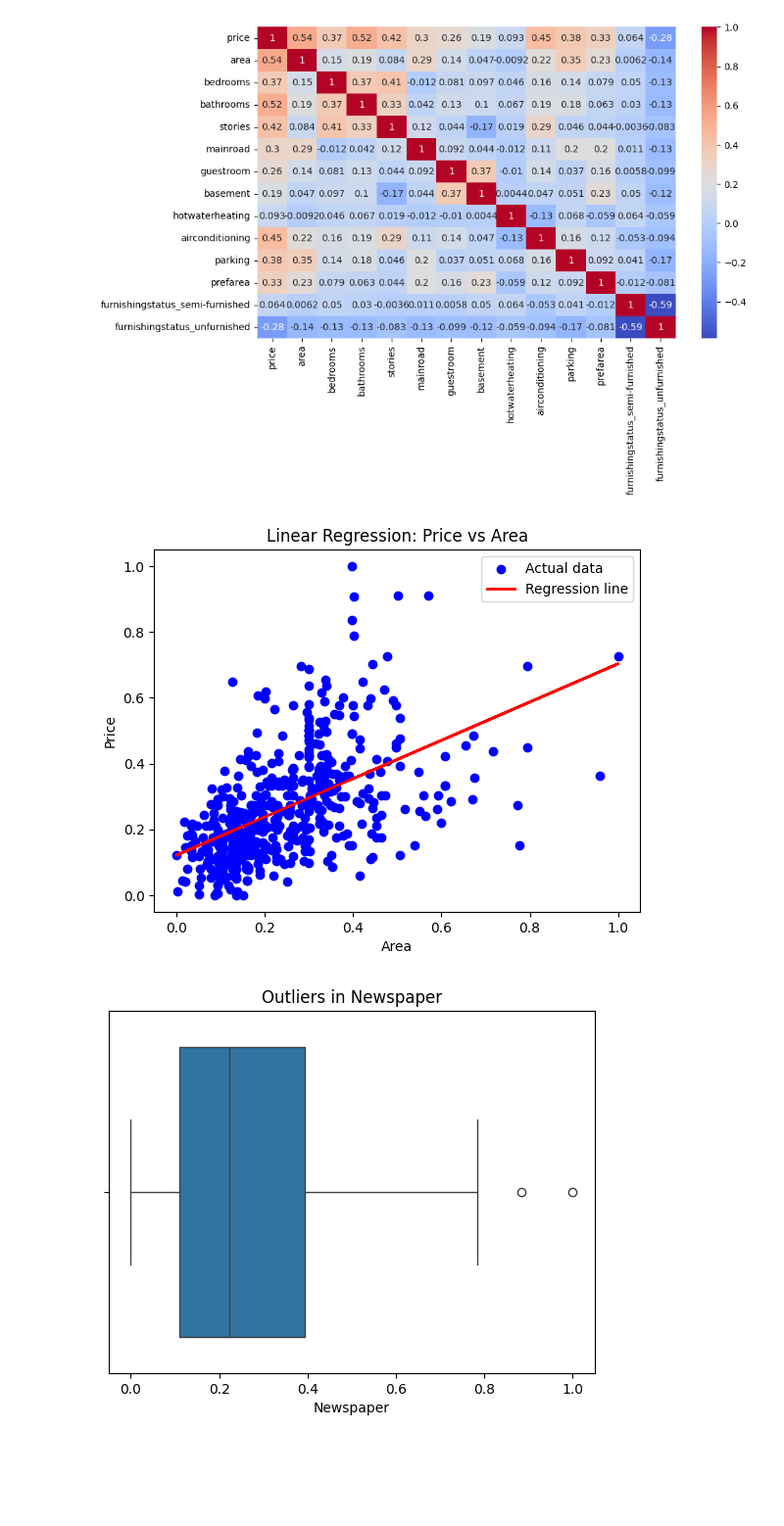
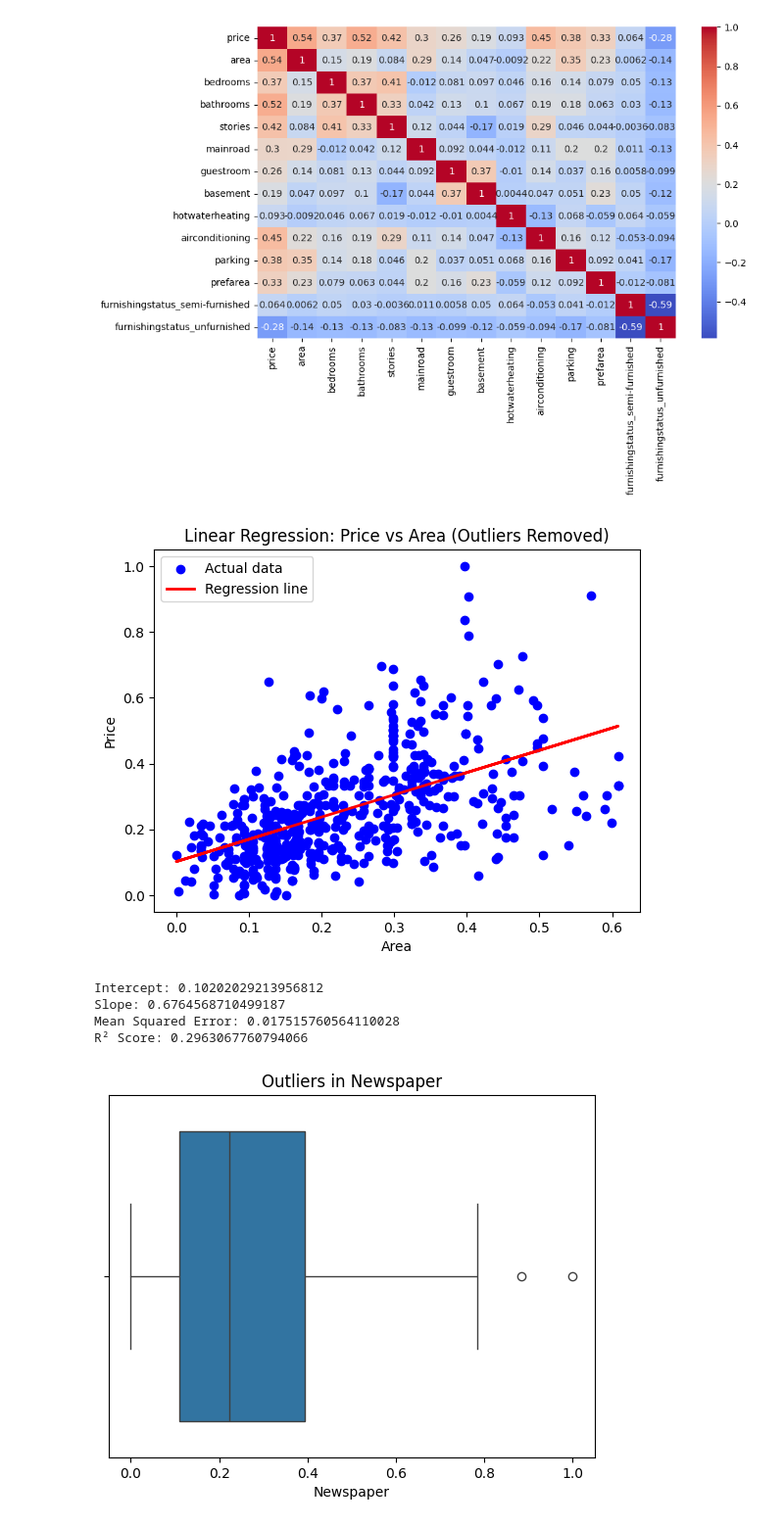
Before and after one commit to sanjhi-1706/Machine-Learning-Lab, a Jupyter notebook: ml lab2/ML_2.ipynb, the cells around one changed output. Shown at 98% size. Saved outputs shown, nothing was run; the diff lists cells and outputs as text; code cells hidden in the pictures; blank space fills up the shorter version.

```diff
--- a/ml lab2/ML_2.ipynb
+++ b/ml lab2/ML_2.ipynb
@@ -169,7 +169,7 @@ def remove_outliers_iqr(df, col):
     upper_bound = Q3 + 1.5 * IQR
     return df[(df[col] >= lower_bound) & (df[col] <= upper_bound)]
 
-important_cols = ["price", "area", "bathrooms"]
+important_cols = ["area", "bathrooms"]
 
 for col in important_cols:
     df_clean = remove_outliers_iqr(df_clean, col)
@@ -253,34 +253,35 @@ sns.heatmap(corr, annot=True, cmap="coolwarm")
 <Axes: >
 [figure]
 # %%
-import pandas as pd
-import matplotlib.pyplot as plt
-import numpy as np
-from sklearn.linear_model import LinearRegression
-
-
-X = dfh[['area']]
-y = dfh['price']
+X = df_clean[['area']]
+y = df_clean['price']
 
 model = LinearRegression()
 model.fit(X, y)
 
-
 y_pred = model.predict(X)
 
-
 plt.scatter(X, y, color='blue', label='Actual data')
-
-
 plt.plot(X, y_pred, color='red', linewidth=2, label='Regression line')
-
 plt.xlabel('Area')
 plt.ylabel('Price')
-plt.title('Linear Regression: Price vs Area')
+plt.title('Linear Regression: Price vs Area (Outliers Removed)')
 plt.legend()
 plt.show()
+
+mse = mean_squared_error(y, y_pred)
+r2 = r2_score(y, y_pred)
+
+print("Intercept:", model.intercept_)
+print("Slope:", model.coef_[0])
+print("Mean Squared Error:", mse)
+print("R² Score:", r2)
 # %% [output]
-[figure, old version]
+[figure, new version]
+Intercept: 0.10202029213956812
+Slope: 0.6764568710499187
+Mean Squared Error: 0.017515760564110028
+R² Score: 0.2963067760794066
 # %%
 X = dfa_scaled[['TV', 'Radio', 'Newspaper']]
 y = dfa_scaled['Sales']
```
Also changed, not shown: parts of 1 cell of this notebook.
